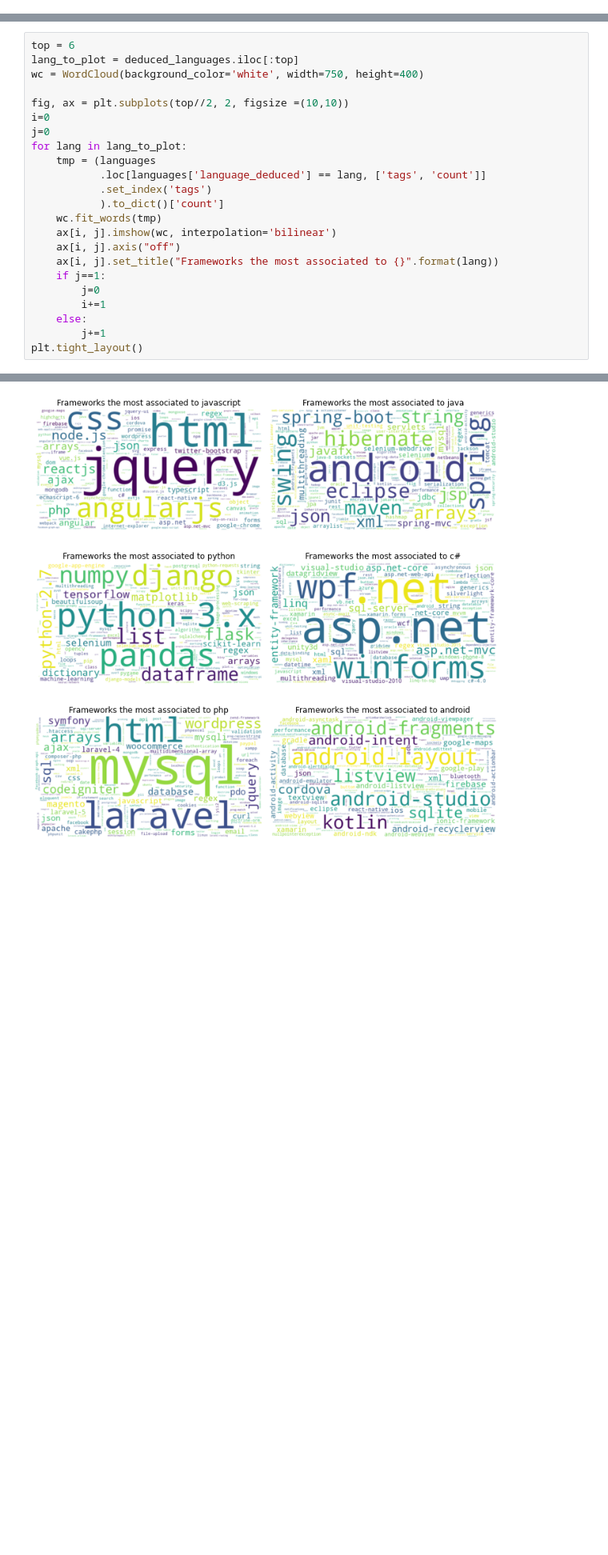
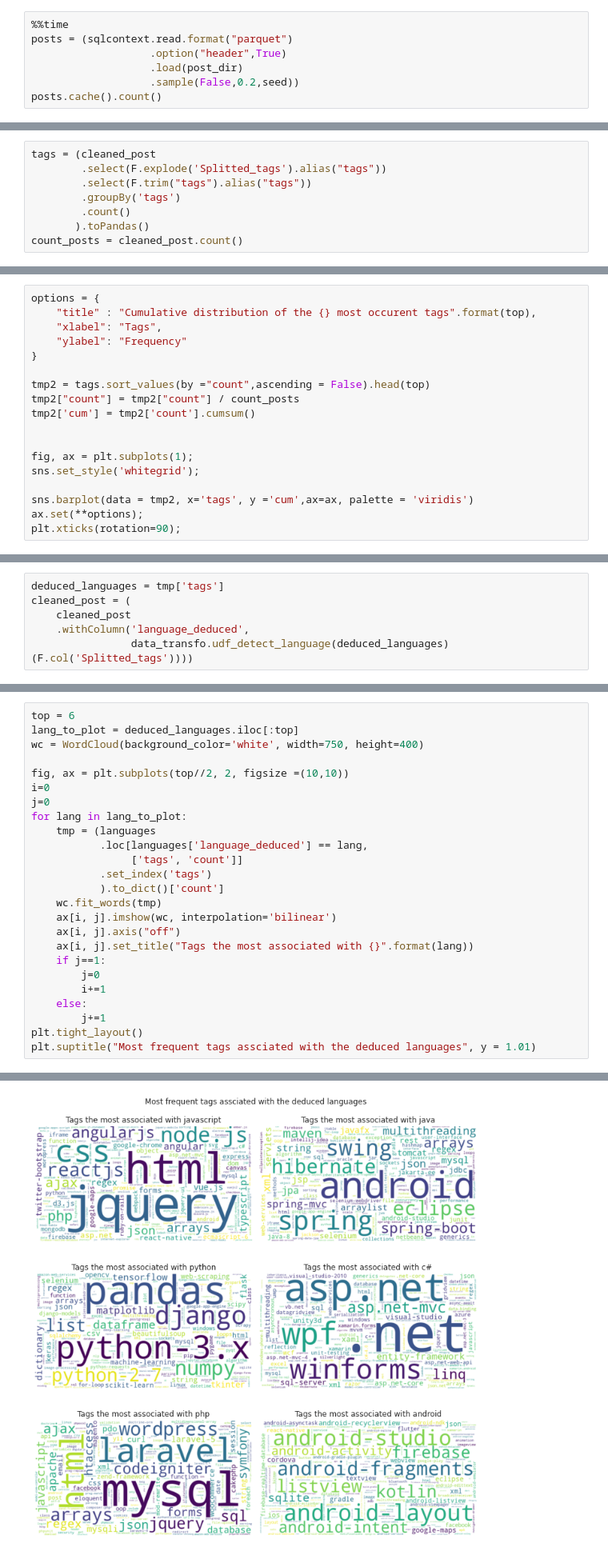
Before and after one commit to loicbausor/big_data_project, a Jupyter notebook: Notebooks/Some first insights.ipynb, the cells around one changed output, grey strips where cells are left out. Shown at 80% size. Cells and saved outputs as stored; diff of their text form; blank space fills up the shorter version.

```diff
--- a/Notebooks/Some first insights.ipynb
+++ b/Notebooks/Some first insights.ipynb
@@ -225,0 +104,7 @@ cleaned_post = cleaned_post.withColumn('language_deduced', data_transfo.udf_dete
+# %%
+%%time
+posts = (sqlcontext.read.format("parquet")
+                   .option("header",True)
+                   .load(post_dir)
+                   .sample(False,0.2,seed))
+posts.cache().count()
@@ -225,0 +157,8 @@ cleaned_post = cleaned_post.withColumn('language_deduced', data_transfo.udf_dete
+# %%
+tags = (cleaned_post
+        .select(F.explode('Splitted_tags').alias("tags"))
+        .select(F.trim("tags").alias("tags"))
+        .groupBy('tags')
+        .count()
+       ).toPandas()
+count_posts = cleaned_post.count()
@@ -225,0 +190,18 @@ cleaned_post = cleaned_post.withColumn('language_deduced', data_transfo.udf_dete
+# %%
+options = {
+    "title" : "Cumulative distribution of the {} most occurent tags".format(top),
+    "xlabel": "Tags",
+    "ylabel": "Frequency"
+}
+
+tmp2 = tags.sort_values(by ="count",ascending = False).head(top)
+tmp2["count"] = tmp2["count"] / count_posts
+tmp2['cum'] = tmp2['count'].cumsum()
+
+
+fig, ax = plt.subplots(1);
+sns.set_style('whitegrid');
+
+sns.barplot(data = tmp2, x='tags', y ='cum',ax=ax, palette = 'viridis')
+ax.set(**options);
+plt.xticks(rotation=90);
@@ -226,3 +217,9 @@ cleaned_post = cleaned_post.withColumn('language_deduced', data_transfo.udf_dete
+# %%
+deduced_languages = tmp['tags']
+cleaned_post = (
+    cleaned_post
+    .withColumn('language_deduced',
+                data_transfo.udf_detect_language(deduced_languages)(F.col('Splitted_tags'))))
 # %%
 languages = (
     cleaned_post
@@ -245,17 +244,19 @@ i=0
 j=0
 for lang in lang_to_plot:
     tmp = (languages
-           .loc[languages['language_deduced'] == lang, ['tags', 'count']]
+           .loc[languages['language_deduced'] == lang,
+                ['tags', 'count']]
            .set_index('tags')
            ).to_dict()['count']
     wc.fit_words(tmp)
     ax[i, j].imshow(wc, interpolation='bilinear')
     ax[i, j].axis("off")
-    ax[i, j].set_title("Frameworks the most associated to {}".format(lang))
+    ax[i, j].set_title("Tags the most associated with {}".format(lang))
     if j==1:
         j=0
         i+=1
     else:
         j+=1
 plt.tight_layout()
+plt.suptitle("Most frequent tags assciated with the deduced languages", y = 1.01)
 # %% [output]
@@ -262 +264 @@ plt.tight_layout()
-[figure, old version]
+[figure, new version]
```
Also changed, not shown: parts of 78 cells of this notebook.
